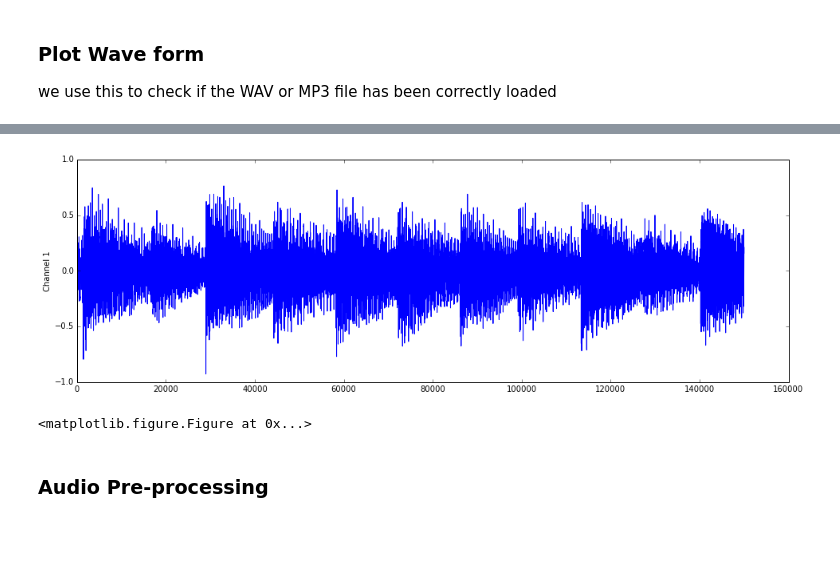
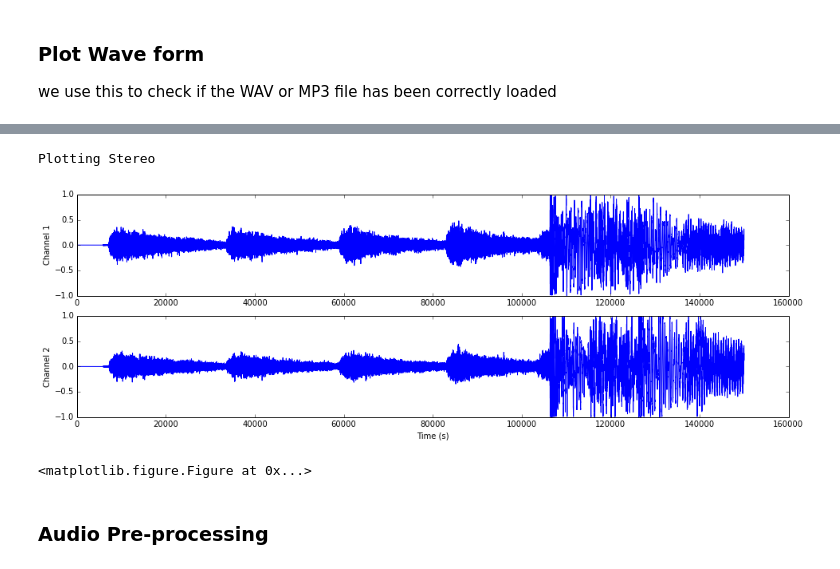
Before and after one commit to tuwien-musicir/rp_extract, a Jupyter notebook: RP_extract Tutorial.ipynb, the cells around one changed output, grey strips where cells are left out. Saved outputs shown, nothing was run; the diff lists cells and outputs as text; code cells hidden in the pictures; blank space fills up the shorter version.

Commit message:
made coherent plot_waveform function (for both mono and stereo)

```diff
--- a/RP_extract Tutorial.ipynb
+++ b/RP_extract Tutorial.ipynb
@@ -113,6 +113,7 @@ We provide a library (audiofile_read.py) that is capable of reading WAV and MP3
 # provide/adjust the path to your wav or mp3 file
 
 audiofile = "myaudio.wav"
+audiofile = "Acrassicauda_-_02_-_Garden_Of_Stones.wav"
 
 samplerate, samplewidth, wavedata = audiofile_read(audiofile)
 # %% [markdown]
@@ -151,8 +145,14 @@ IndexError: index 1 is out of bounds for axis 1 with size 1
-# %%
-plotmono_waveform(wavedata[0:150000], 16,5)
-# %% [output]
-[figure, removed]
-<matplotlib.figure.Figure at 0x...>
+# %%
+max_samples_plot = 150000 # limit number of samples to plot, to avoid graphical overflow
+
+if nsamples < max_samples_plot:
+    max_samples_plot = nsamples
+
+plot_waveform(wavedata[0:max_samples_plot], 16, 5);
+# %% [output]
+Plotting Stereo
+[figure, added]
+<matplotlib.figure.Figure at 0x...>
 # %% [markdown]
 ### Audio Pre-processing
 # %% [markdown]
```
Also changed, not shown: parts of 2 cells of this notebook, 1 other file.
